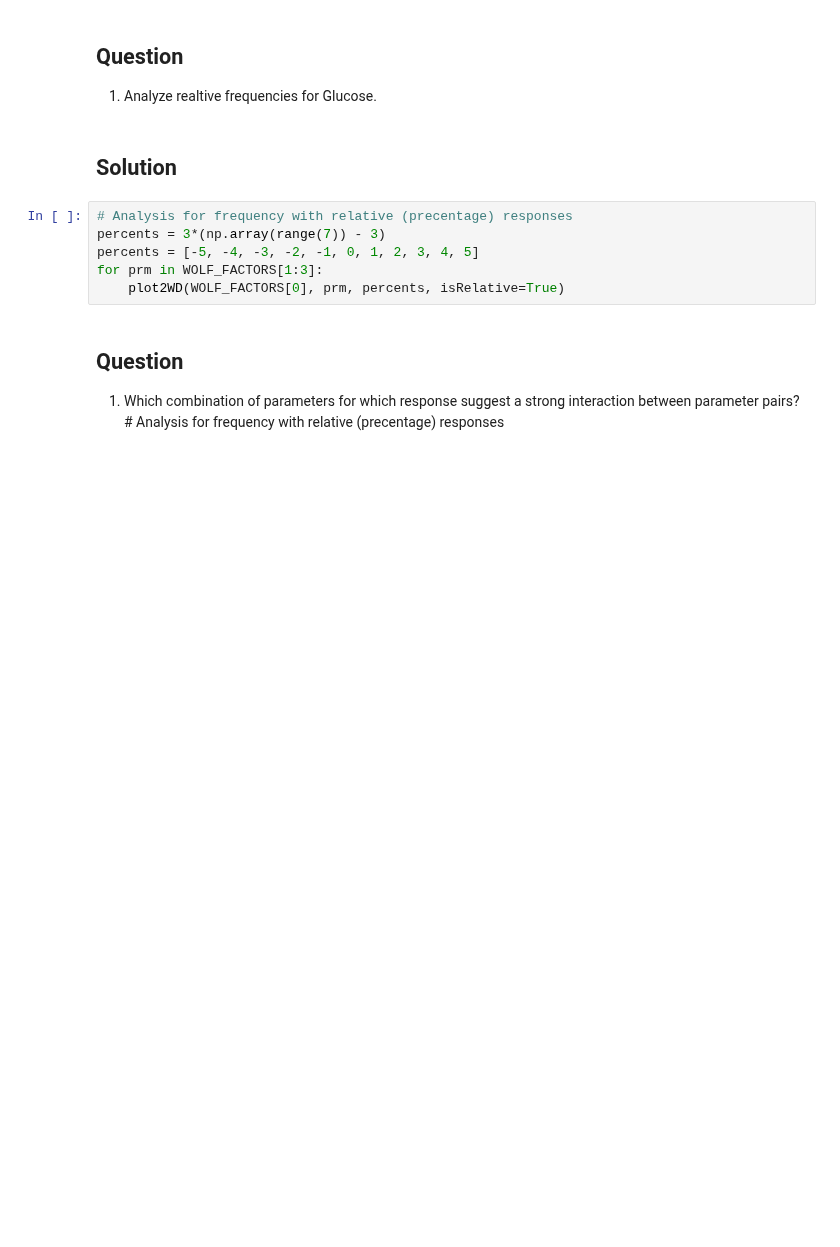
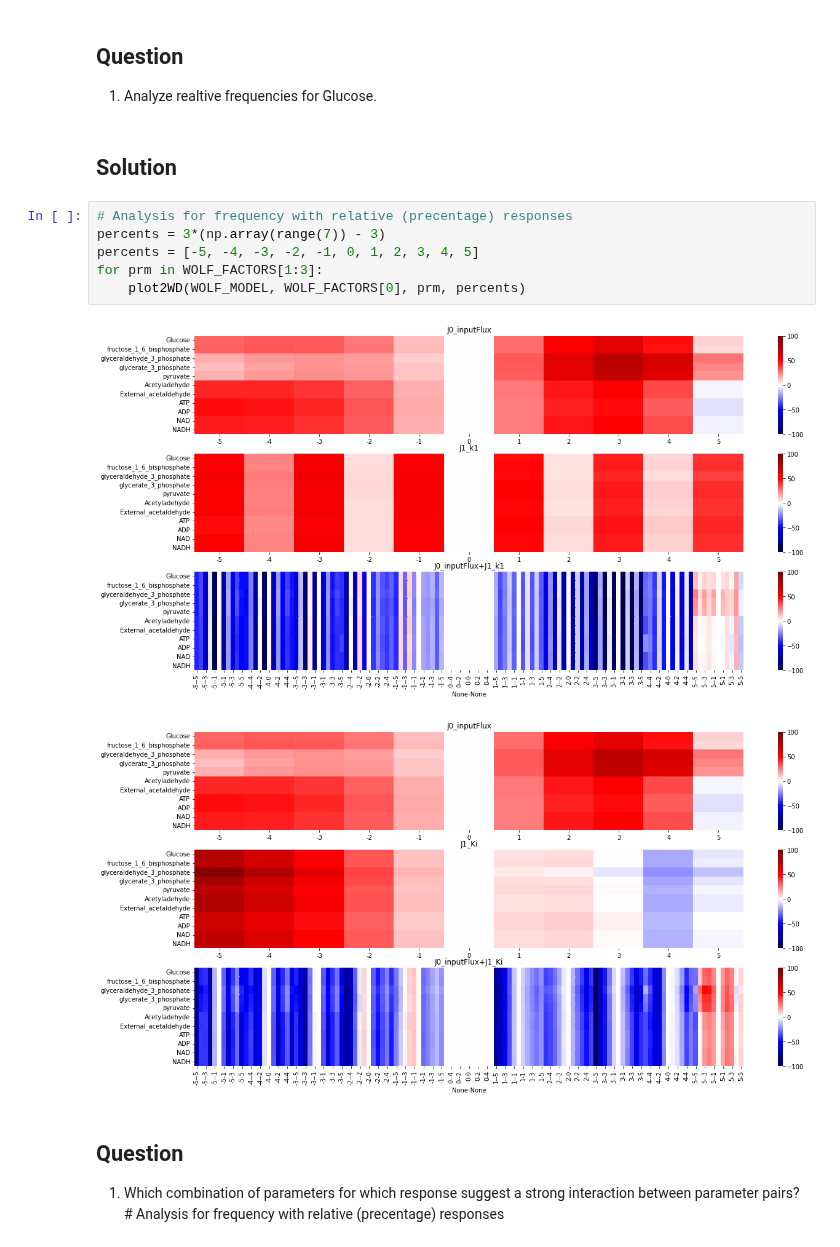
Before and after one commit to ModelEngineering/BIOEN-437, a Jupyter notebook: Lectures/Design-Of-Experiments/doe_two_way_design.ipynb, the cells around one changed output. Drawn from its saved outputs; the diff is of its cells as text; blank space fills up the shorter version.

```diff
--- a/Lectures/Design-Of-Experiments/doe_two_way_design.ipynb
+++ b/Lectures/Design-Of-Experiments/doe_two_way_design.ipynb
@@ -836,9 +845,12 @@ plot2WD("kappa", "k1", [-7, -2, -1, 0, 1, 2, 7], is_plot=False)
 # %%
 # Analysis for frequency with relative (precentage) responses
 percents = 3*(np.array(range(7)) - 3)
 percents = [-5, -4, -3, -2, -1, 0, 1, 2, 3, 4, 5]
 for prm in WOLF_FACTORS[1:3]:
-    plot2WD(WOLF_FACTORS[0], prm, percents, isRelative=True)
+    plot2WD(WOLF_MODEL, WOLF_FACTORS[0], prm, percents)
+# %% [output]
+[figure, added]
+[figure, added]
 # %% [markdown]
 ## Question
 1. Which combination of parameters for which response suggest a strong interaction between parameter pairs?# Analysis for frequency with relative (precentage) responses
```
Also changed, not shown: parts of 18 cells of this notebook.
